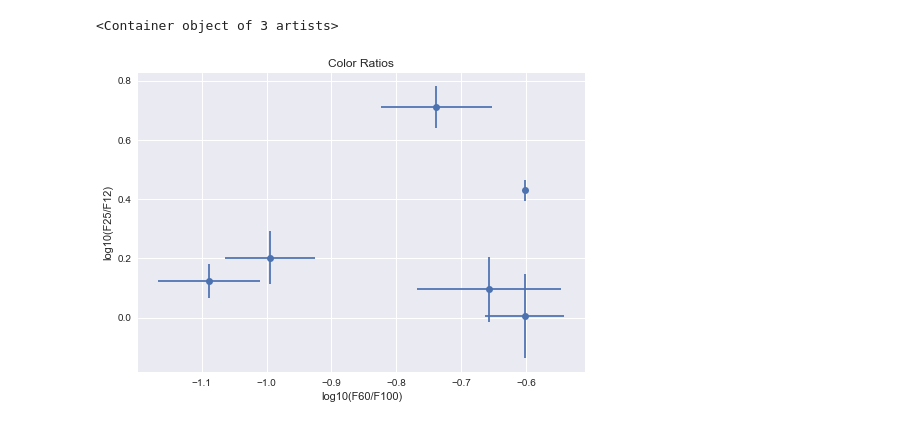
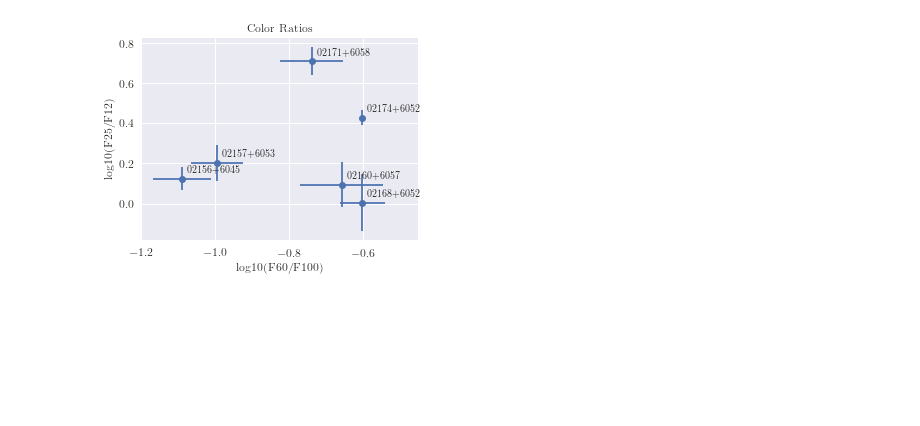
Before and after one commit to mileslucas/astro344l, a Jupyter notebook: lab6/src/lab6.ipynb, the cells around one changed output. Saved outputs shown, nothing was run; the diff lists cells and outputs as text; code cells hidden in the pictures; blank space fills up the shorter version.

```diff
--- a/lab6/src/lab6.ipynb
+++ b/lab6/src/lab6.ipynb
@@ -19,21 +33,20 @@ data
-# %%
-plt.figure()
-plt.title('Color Ratios')
-plt.ylabel('log10(F25/F12)')
-plt.xlabel('log10(F60/F100)')
-
-x = np.log10(data['Fnu_60'] / data['Fnu_100'])
-y = np.log10(data['Fnu_25'] / data['Fnu_12'])
-err = [data[flux] * 1e-2 * data['e_'+flux] for flux in ['Fnu_12', 'Fnu_25', 'Fnu_60', 'Fnu_100']]
-# data['err_Fnu_12']
-yerr = 1/np.log(10) * np.sqrt(1/data['Fnu_25']**2 * err[1]**2 + 1/data['Fnu_12']**2 * err[0]**2)
-xerr = 1/np.log(10) * np.sqrt(1/data['Fnu_60']**2 * err[2]**2 + 1/data['Fnu_100']**2 * err[3]**2)
-
-
-plt.errorbar(x, y, xerr=xerr, yerr=yerr, fmt='o')
-# %% [output]
-<Container object of 3 artists>
-[figure, removed]
+# %%
+x = np.log10(data['Fnu_60'] / data['Fnu_100'])
+y = np.log10(data['Fnu_25'] / data['Fnu_12'])
+xerr = 1/(100 * np.log(10)) * np.sqrt(data['e_Fnu_60']**2 + data['e_Fnu_100']**2)
+yerr = 1/(100 * np.log(10)) * np.sqrt(data['e_Fnu_25']**2 + data['e_Fnu_12']**2)
+
+
+plt.errorbar(x, y, xerr=xerr, yerr=yerr, fmt='o')
+[plt.annotate(data['IRAS'][i], r, xytext=(5, 5), textcoords='offset points') for i, r in enumerate(zip(x, y))]
+plt.title('Color Ratios')
+plt.ylabel('log10(F25/F12)')
+plt.xlabel('log10(F60/F100)')
+plt.xlim(-1.2, -.45)
+plt.gcf().set_size_inches(width, height)
+plt.savefig('../docs/figs/colors.pdf')
+# %% [output]
+[figure, added]
 # %%
 obj = data[data.IRAS == '02157+6053']
 waves = np.array([12, 25, 60, 100])
```
Also changed, not shown: parts of 7 cells of this notebook, 8 other files.
